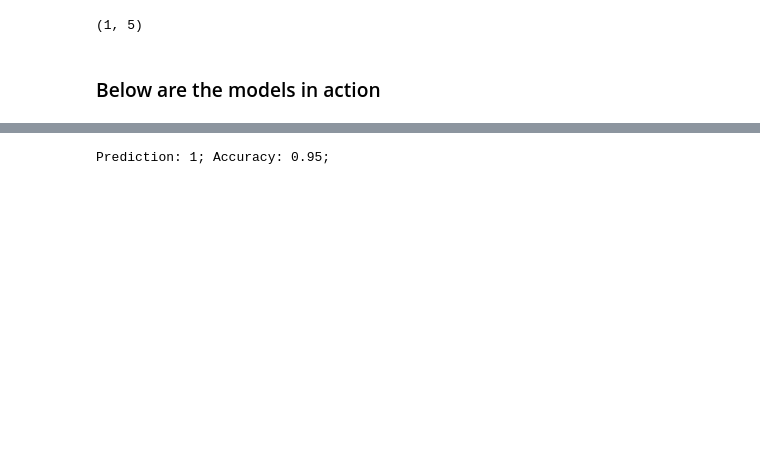
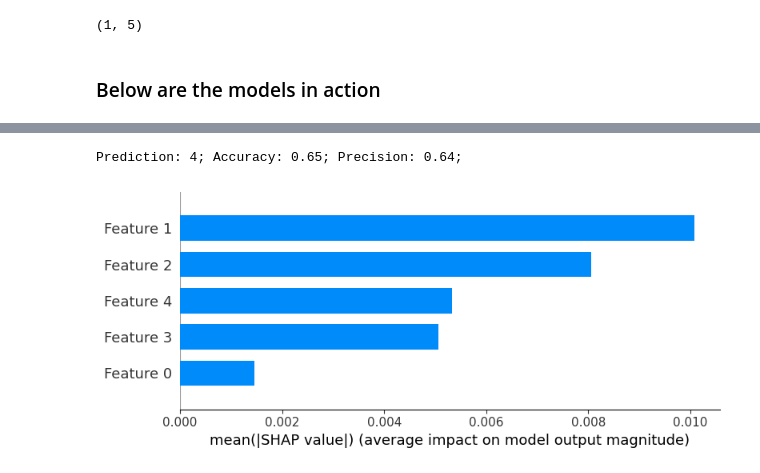
Before and after one commit to alvinjaymaique/MLThesis, a Jupyter notebook: Classification/Classifications.ipynb, the cells around one changed output, grey strips where cells are left out. Saved outputs shown, nothing was run; the diff lists cells and outputs as text; code cells hidden in the pictures; blank space fills up the shorter version.

```diff
--- a/Classification/Classifications.ipynb
+++ b/Classification/Classifications.ipynb
@@ -84,10 +142,12 @@ Prediction: 1; Accuracy: 0.95;
 # %%
 """ Random Forest """
-model = Model(X, y, MODELS_DICT['rf'])
+model = Model(X, y, MODELS_DICT['rf'], explainer='kernel')
 new_y = model.predict(new_x)
 accuracy = model.accuracy()
-print(f'Prediction: {new_y[0]}; Accuracy: {accuracy:.2f};')
+print(f'Prediction: {new_y[0]}; Accuracy: {accuracy:.2f}; Precision: {model.precision():.2f};')
+model.explain_global()
 # %% [output]
-Prediction: 1; Accuracy: 0.95;
+Prediction: 4; Accuracy: 0.65; Precision: 0.64;
+[figure, added]
 # %%
 """ Support Vector Machine """
```
Also changed, not shown: parts of 11 cells of this notebook, 2 other files.
